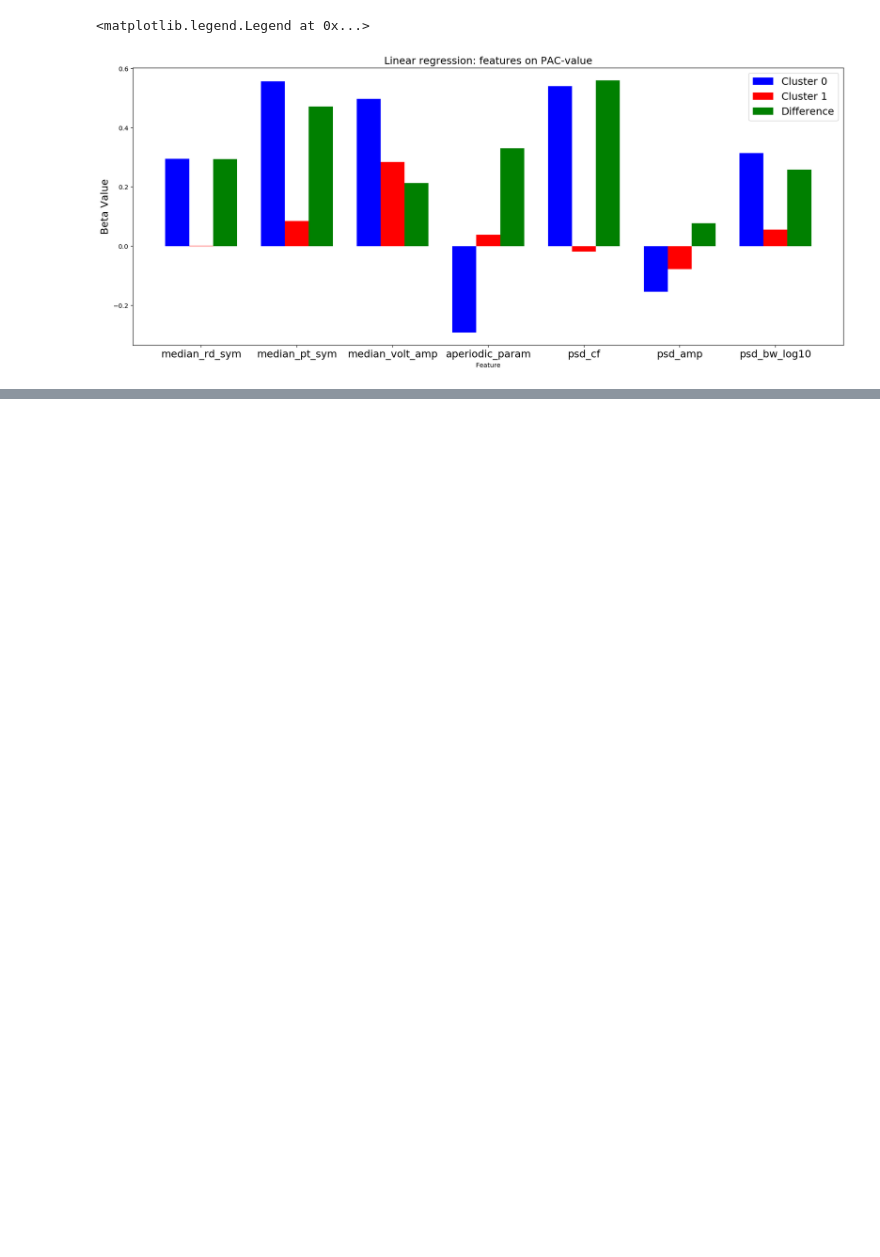
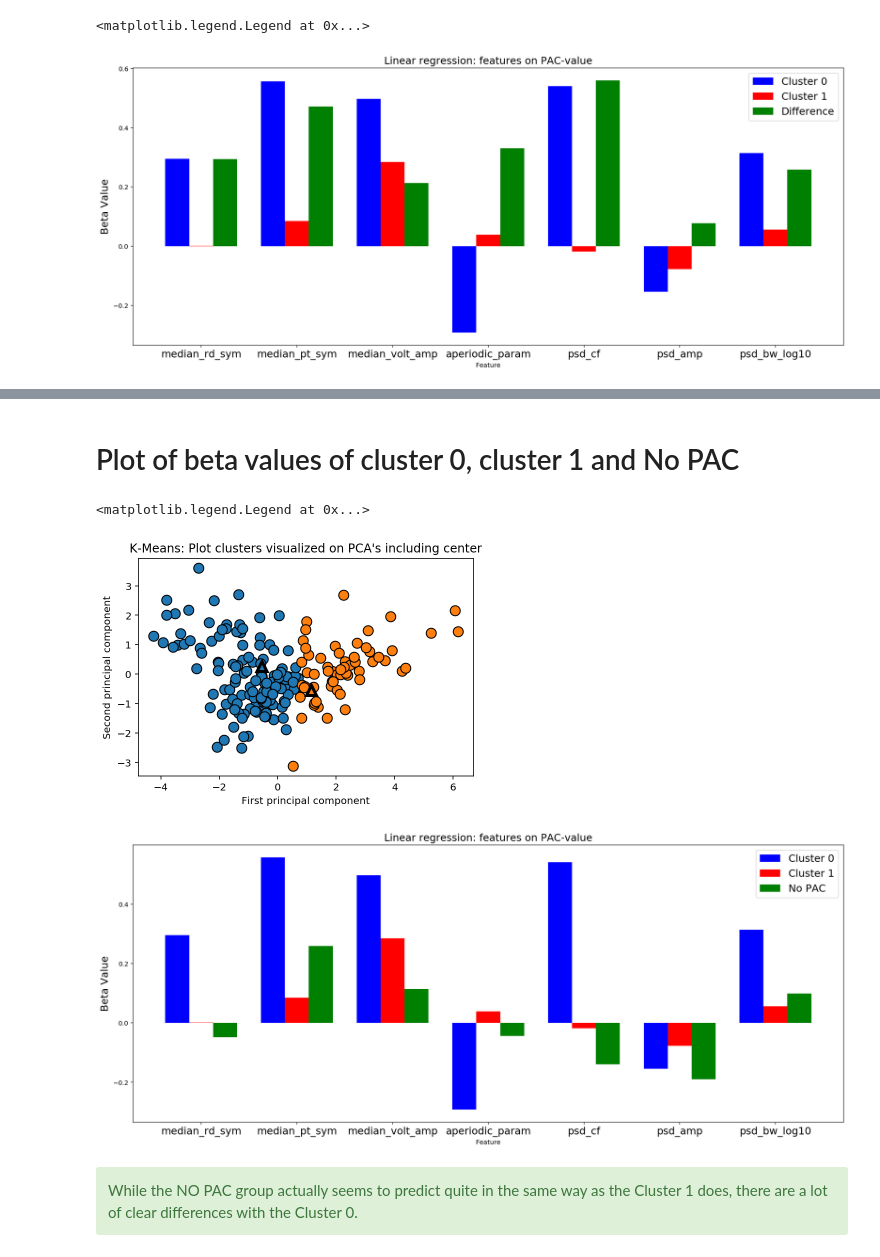
Before and after one commit to JaapVanDerAar/project_pac, a Jupyter notebook: pac_jupyter/PAC_features_jn.ipynb, the cells around one changed output, grey strips where cells are left out. Drawn from its saved outputs; the diff is of its cells as text; code cells hidden in the pictures; blank space fills up the shorter version.

```diff
--- a/pac_jupyter/PAC_features_jn.ipynb
+++ b/pac_jupyter/PAC_features_jn.ipynb
@@ -252,3 +252,13 @@ Y_cluster1 = features_cluster1[:,0]
 # regression fit
 reg_cluster0 = linear_model.LinearRegression().fit(X_cluster0, Y_cluster0)
 reg_cluster1 = linear_model.LinearRegression().fit(X_cluster1, Y_cluster1)
+# %%
+# Show which clustering is used for the linear models
+mglearn.discrete_scatter(X_pca[:, 0], X_pca[:, 1], kmeans.labels_, markers='o')
+mglearn.discrete_scatter(kmeans.cluster_centers_[:, 0], kmeans.cluster_centers_[:, 1], [0, 1], markers='^', markeredgewidth=3)
+plt.title('K-Means: Plot clusters visualized on PCA\'s including center')
+plt.xlabel("First principal component")
+plt.ylabel("Second principal component")
+
+features_df['Clusters'] = kmeans.labels_
+cluster_label = kmeans.labels_
@@ -287,0 +455,59 @@ There are clear differences between the two groups.
+# %% [markdown]
+# Plot of beta values of cluster 0, cluster 1 and No PAC
+# %%
+# Show the K-Means on which the clustering is based again
+kmeans = KMeans(n_clusters=2)
+kmeans.fit(X_scaled)
+
+# visualize on PCA
+mglearn.discrete_scatter(X_pca[:, 0], X_pca[:, 1], kmeans.labels_, markers='o')
+mglearn.discrete_scatter(kmeans.cluster_centers_[:, 0], kmeans.cluster_centers_[:, 1], [0, 1], markers='^', markeredgewidth=3)
+plt.title('K-Means: Plot clusters visualized on PCA\'s including center')
+plt.xlabel("First principal component")
+plt.ylabel("Second principal component")
+
+features_df['Clusters'] = kmeans.labels_
+cluster_label = kmeans.labels_
+
+# regression fit
+reg_cluster0 = linear_model.LinearRegression().fit(X_cluster0, Y_cluster0)
+reg_cluster1 = linear_model.LinearRegression().fit(X_cluster1, Y_cluster1)
+
+# get X_scaled_nopac
+X_nopac = X_scaled_nopac[:,1:]
+Y_nopac = X_scaled_nopac[:,0]
+
+# linear regression
+reg_nopac = linear_model.LinearRegression().fit(X_nopac, Y_nopac)
+
+# create plot
+#fig, ax = plt.subplots()
+plt.figure(figsize=(20,8))
+index = np.arange(7)
+bar_width = 0.25
+
+rects1 = plt.bar(index, reg_cluster0.coef_, bar_width,
+color='b',
+label='Cluster 0')
+
+rects2 = plt.bar(index + bar_width, reg_cluster1.coef_, bar_width,
+color='r',
+label='Cluster 1')
+
+rects3 = plt.bar(index + (bar_width * 2), reg_nopac.coef_, bar_width,
+color='g',
+label='No PAC')
+
+plt.xlabel('Feature')
+plt.ylabel('Beta Value',fontsize=16)
+plt.title('Linear regression: features on PAC-value',fontsize=16)
+plt.xticks(index + bar_width, feature_list[1:8],fontsize=16)
+plt.legend(fontsize=16)
+# %% [output]
+<matplotlib.legend.Legend at 0x...>
+[figure, added]
+[figure, added]
+# %% [markdown]
+ <div class="alert alert-success">
+While the NO PAC group actually seems to predict quite in the same way as the Cluster 1 does, there are a lot of clear differences with the Cluster 0.
+    </div>
```
Also changed, not shown: parts of 16 cells of this notebook.
